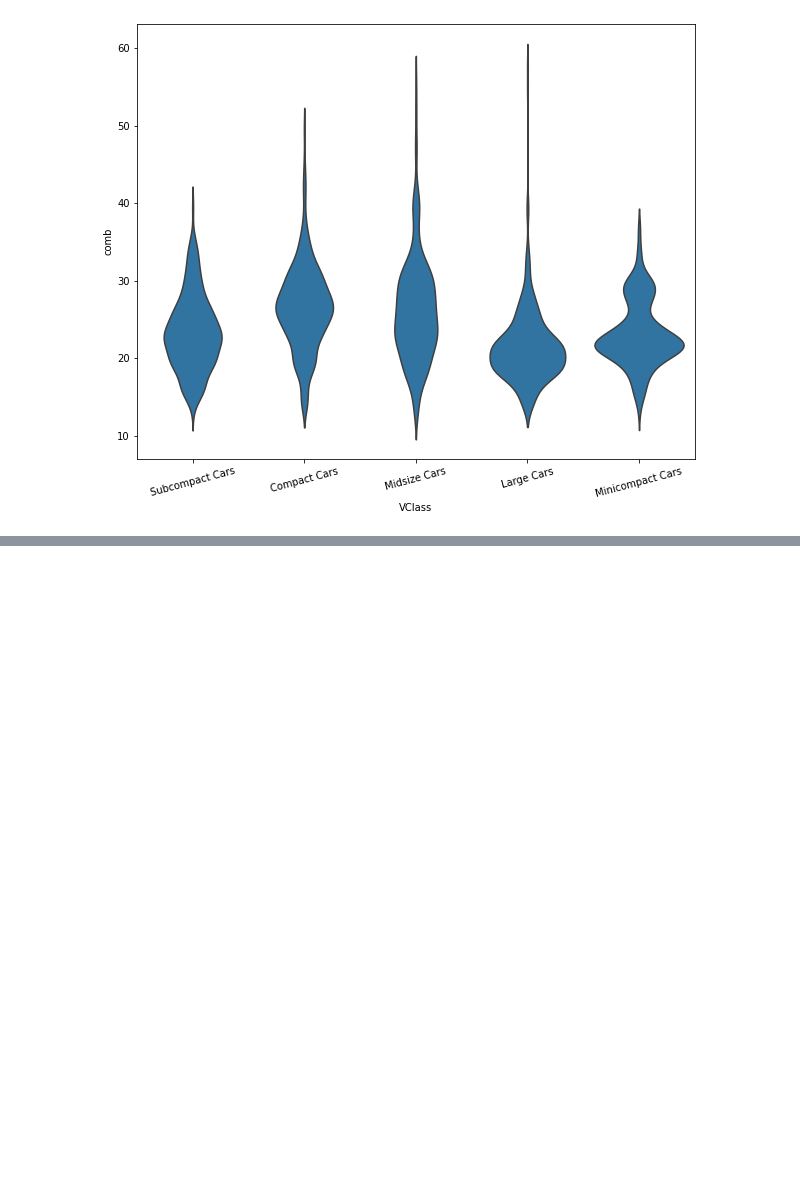
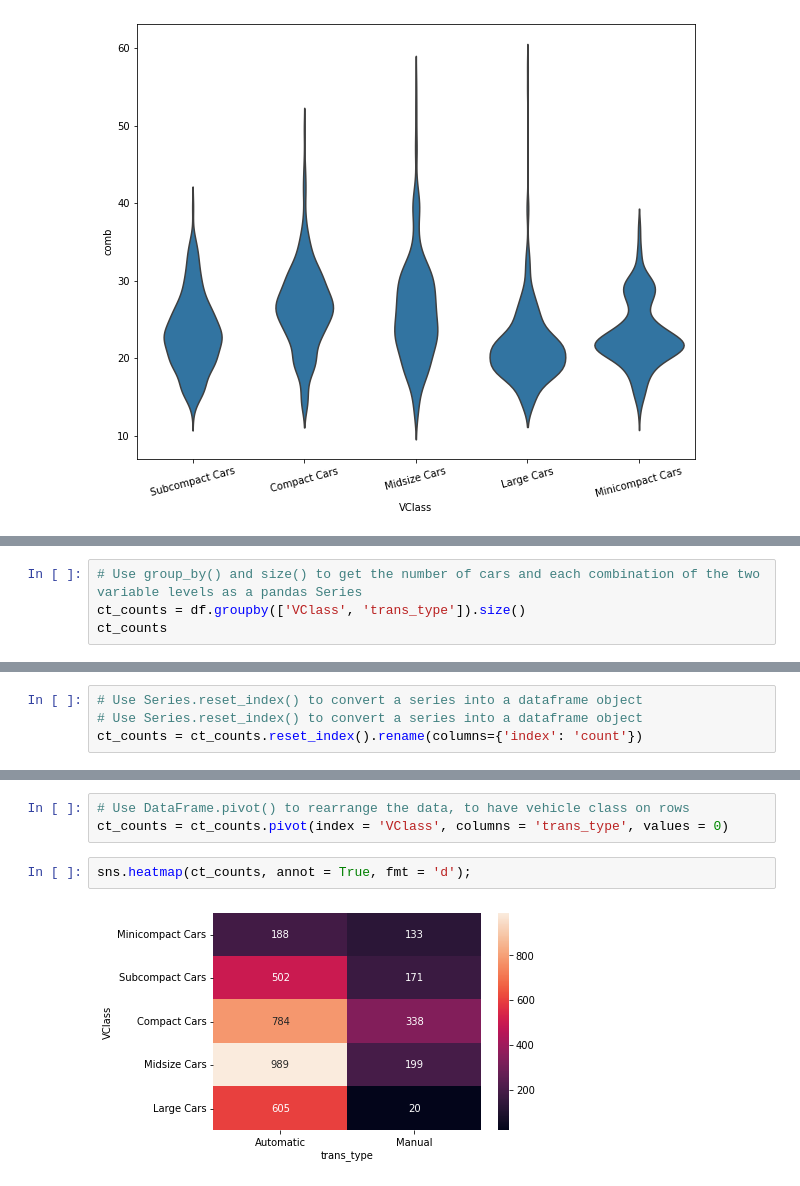
Before and after one commit to Jaeljane/EDA, a Jupyter notebook: Bivariate_Explonatory_of_data.ipynb, the cells around one changed output, grey strips where cells are left out. Cells and saved outputs as stored; diff of their text form; blank space fills up the shorter version.

```diff
--- a/Bivariate_Explonatory_of_data.ipynb
+++ b/Bivariate_Explonatory_of_data.ipynb
@@ -132,0 +164,4 @@ plt.xticks(rotation=15);
+# %%
+# Use group_by() and size() to get the number of cars and each combination of the two variable levels as a pandas Series
+ct_counts = df.groupby(['VClass', 'trans_type']).size()
+ct_counts
@@ -132,0 +181,4 @@ plt.xticks(rotation=15);
+# %%
+# Use Series.reset_index() to convert a series into a dataframe object
+# Use Series.reset_index() to convert a series into a dataframe object
+ct_counts = ct_counts.reset_index().rename(columns={'index': 'count'})
@@ -132,0 +195,7 @@ plt.xticks(rotation=15);
+# %%
+# Use DataFrame.pivot() to rearrange the data, to have vehicle class on rows
+ct_counts = ct_counts.pivot(index = 'VClass', columns = 'trans_type', values = 0)
+# %%
+sns.heatmap(ct_counts, annot = True, fmt = 'd');
+# %% [output]
+[figure, added]
```
Also changed, not shown: parts of 13 cells of this notebook.
